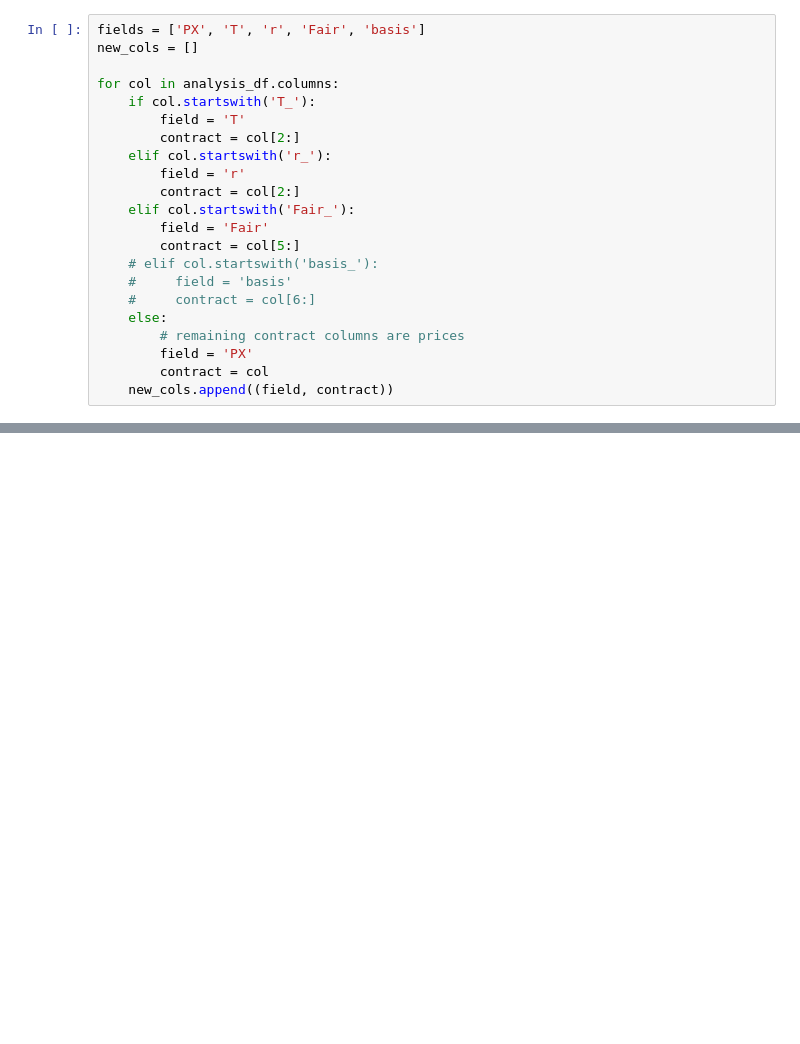
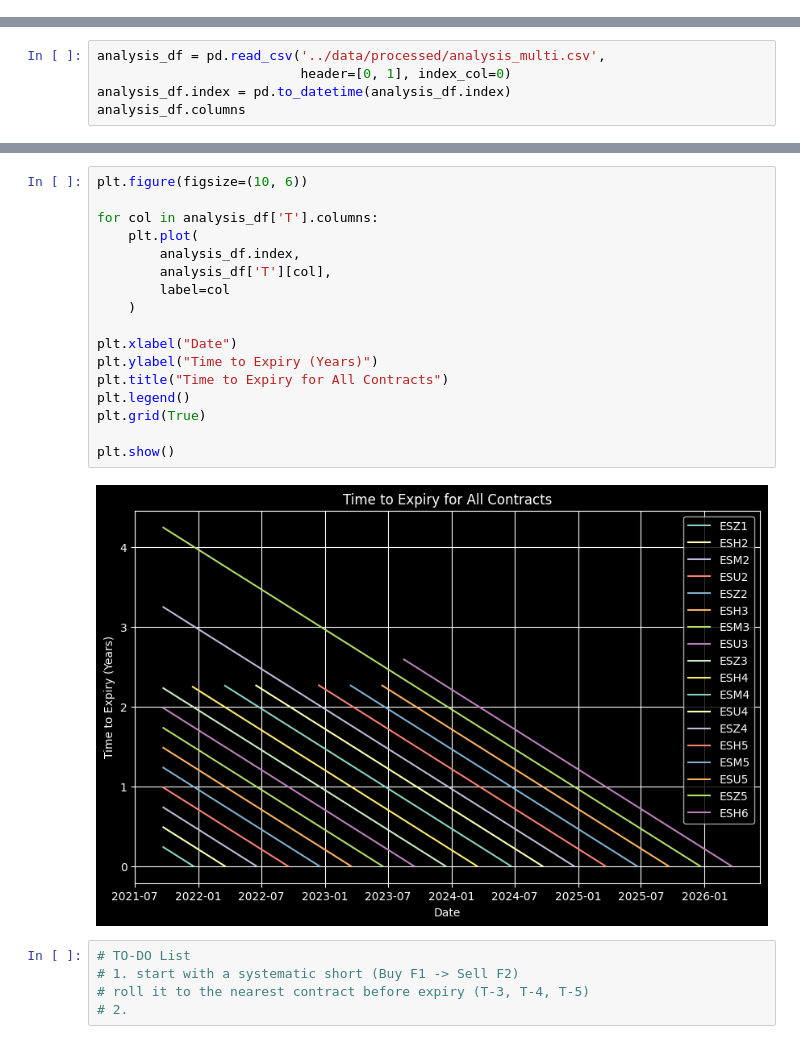
Before and after one commit to JohnnyTung123/Future-Rolling-Strategy, a Jupyter notebook: code/backtester.ipynb, the cells around one changed output, grey strips where cells are left out. Drawn from its saved outputs; the diff is of its cells as text; blank space fills up the shorter version.

```diff
--- a/code/backtester.ipynb
+++ b/code/backtester.ipynb
@@ -154,22 +0,0 @@ Index(['ESH1', 'ESM1', 'ESU1', 'ESZ1', 'ESH2', 'ESM2', 'ESU2', 'ESZ2', 'ESH3',
-# %%
-fields = ['PX', 'T', 'r', 'Fair', 'basis']
-new_cols = []
-
-for col in analysis_df.columns:
-    if col.startswith('T_'):
-        field = 'T'
-        contract = col[2:]
-    elif col.startswith('r_'):
-        field = 'r'
-        contract = col[2:]
-    elif col.startswith('Fair_'):
-        field = 'Fair'
-        contract = col[5:]
-    # elif col.startswith('basis_'):
-    #     field = 'basis'
-    #     contract = col[6:]
-    else:
-        # remaining contract columns are prices
-        field = 'PX'
-        contract = col
-    new_cols.append((field, contract))
@@ -216,0 +8,5 @@ for c in contracts:
+# %%
+analysis_df = pd.read_csv('../data/processed/analysis_multi.csv',
+                          header=[0, 1], index_col=0)
+analysis_df.index = pd.to_datetime(analysis_df.index)
+analysis_df.columns
@@ -216,0 +60,24 @@ for c in contracts:
+# %%
+plt.figure(figsize=(10, 6))
+
+for col in analysis_df['T'].columns:
+    plt.plot(
+        analysis_df.index,
+        analysis_df['T'][col],
+        label=col
+    )
+
+plt.xlabel("Date")
+plt.ylabel("Time to Expiry (Years)")
+plt.title("Time to Expiry for All Contracts")
+plt.legend()
+plt.grid(True)
+
+plt.show()
+# %% [output]
+[figure, added]
+# %%
+# TO-DO List
+# 1. start with a systematic short (Buy F1 -> Sell F2)
+# roll it to the nearest contract before expiry (T-3, T-4, T-5)
+# 2.
```
Also changed, not shown: parts of 36 cells of this notebook, 5 other files.
